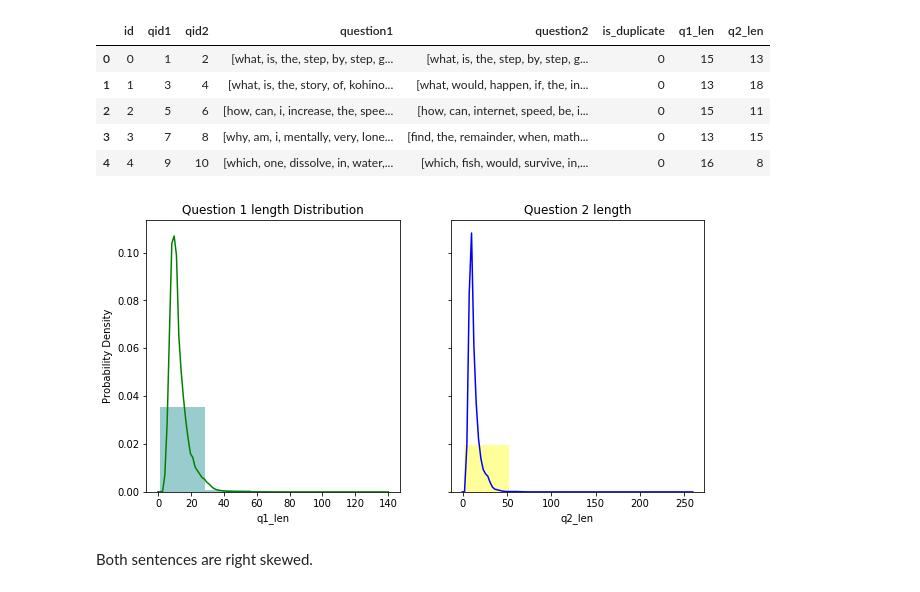
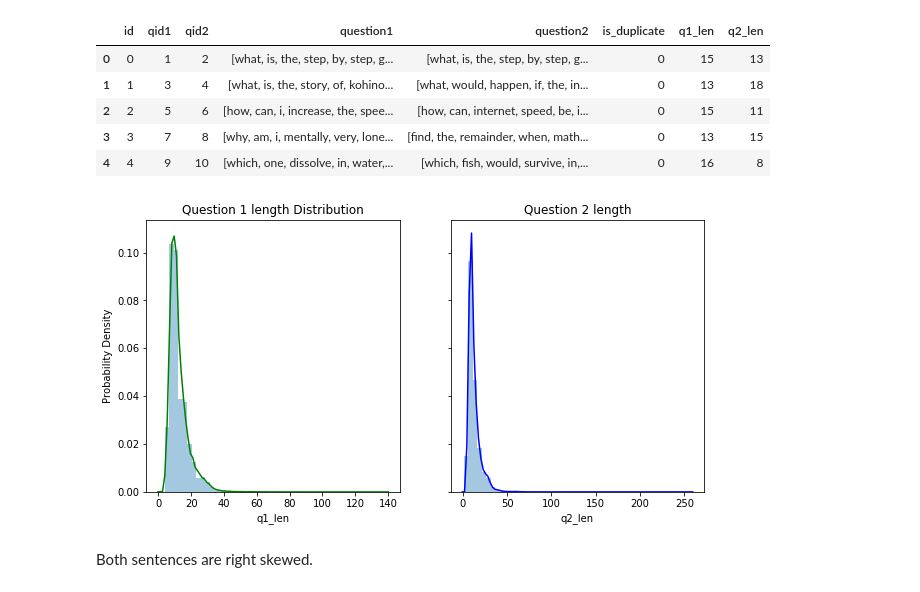
Before and after one commit to jonad/identify_question_pair_with_the_same_intent, a Jupyter notebook: notebooks/data_preprocessing.ipynb, the cells around one changed output. Drawn from its saved outputs; the diff is of its cells as text; code cells hidden in the pictures.

```diff
--- a/notebooks/data_preprocessing.ipynb
+++ b/notebooks/data_preprocessing.ipynb
@@ -196,6 +194,8 @@ data.head()
 | 2 | 2 | 5 | 6 | how can i increase the speed of m... | how can internet speed be increas... | 0 |
 | 3 | 3 | 7 | 8 | why am i mentally very lonely ? h... | find the remainder when math 23 2... | 0 |
 | 4 | 4 | 9 | 10 | which one dissolve in water quikl... | which fish would survive in salt ... | 0 |
+# %%
+elt = data.question1.append(data.question2)
 # %%
 for i in range(5):
     print("question 1: {0}".format(data['question1'][i]))
@@ -281,14 +281,14 @@ data.head()
 # %%
 # what is the age distribution?
 fig, axs = plt.subplots(ncols=2, sharey=True, figsize=(10, 5))
-sns.distplot(data['q1_len'], hist_kws={'color': 'Teal'},bins=5, kde_kws={'color': 'green'}, ax=axs[0], label='question1');
+sns.distplot(data['q1_len'],kde_kws={'color': 'green'}, ax=axs[0], label='question1');
 axs[0].set(title='Question 1 length Distribution')
 axs[0].set(ylabel='Probability Density')
-sns.distplot(data['q2_len'], bins=5,hist_kws={'color': 'yellow'}, kde_kws={'color': 'blue'}, ax=axs[1], label='question2' );
+sns.distplot(data['q2_len'], kde_kws={'color': 'blue'}, ax=axs[1], label='question2' );
 axs[1].set(title='Question 2 length')
 plt.show()
 # %% [output]
-[figure, old version]
+[figure, new version]
 # %% [markdown]
 Both sentences are right skewed.
 # %%
```
Also changed, not shown: parts of 4 cells of this notebook, 2 other files.
